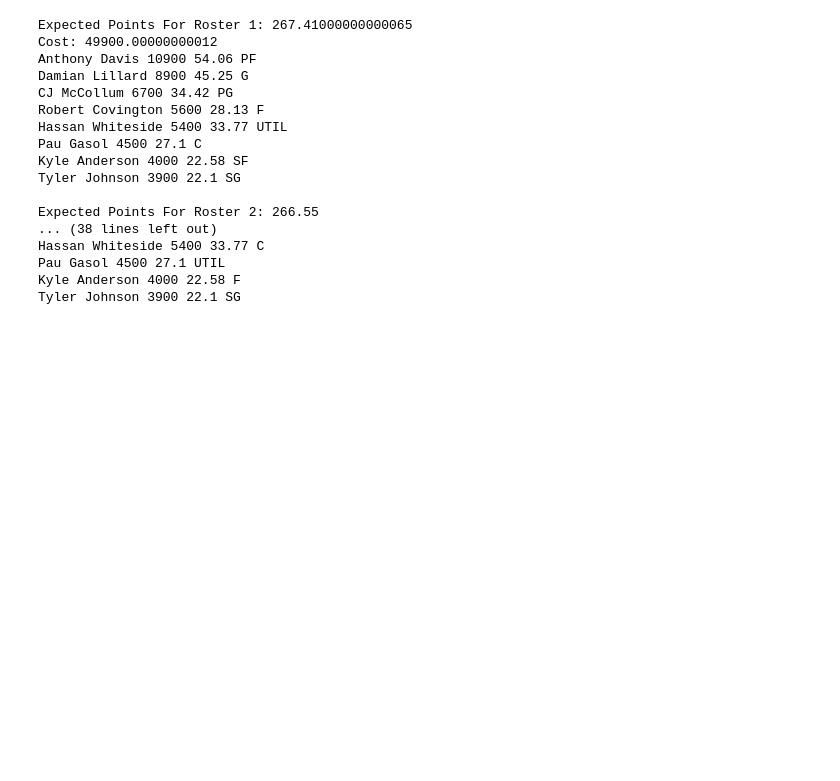
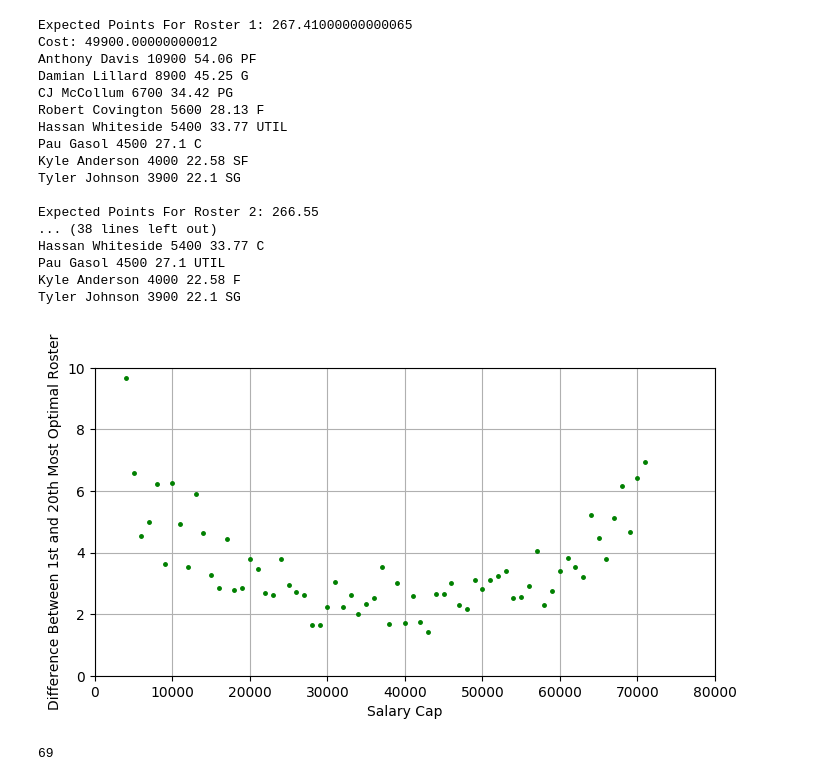
Before and after one commit to Shabehehe/524Final, a Jupyter notebook: CS524 Final Julia Code.ipynb, the cells around one changed output. Cells and saved outputs as stored; diff of their text form; code cells hidden in the pictures; blank space fills up the shorter version.

```diff
--- a/CS524 Final Julia Code.ipynb
+++ b/CS524 Final Julia Code.ipynb
@@ -469,0 +577,28 @@ Tyler Johnson 3900 22.1 SG
+# %%
+difference = zeros(100)
+for i in 3:100
+    difference[i] = result[i]-result2[i]
+end
+
+figure(figsize=(8,4))
+plot(cap,difference,"g.", markersize=5)
+
+axis([0,100000,0,10])
+grid("on")
+ylabel("Difference Between 1st and 20th Most Optimal Roster")
+xlabel("Salary Cap")
+# %%
+points = difference[3:71]
+y = points
+x = collect(3000:1000:71000)
+using PyPlot
+figure(figsize=(8,4))
+plot(x,y,"g.", markersize=5)
+axis([0,80000,0,10])
+grid("on")
+ylabel("Difference Between 1st and 20th Most Optimal Roster")
+xlabel("Salary Cap")
+println(length(points))
+# %% [output]
+[figure, added]
+69
```
Also changed, not shown: parts of 9 cells of this notebook, 2 other files.
